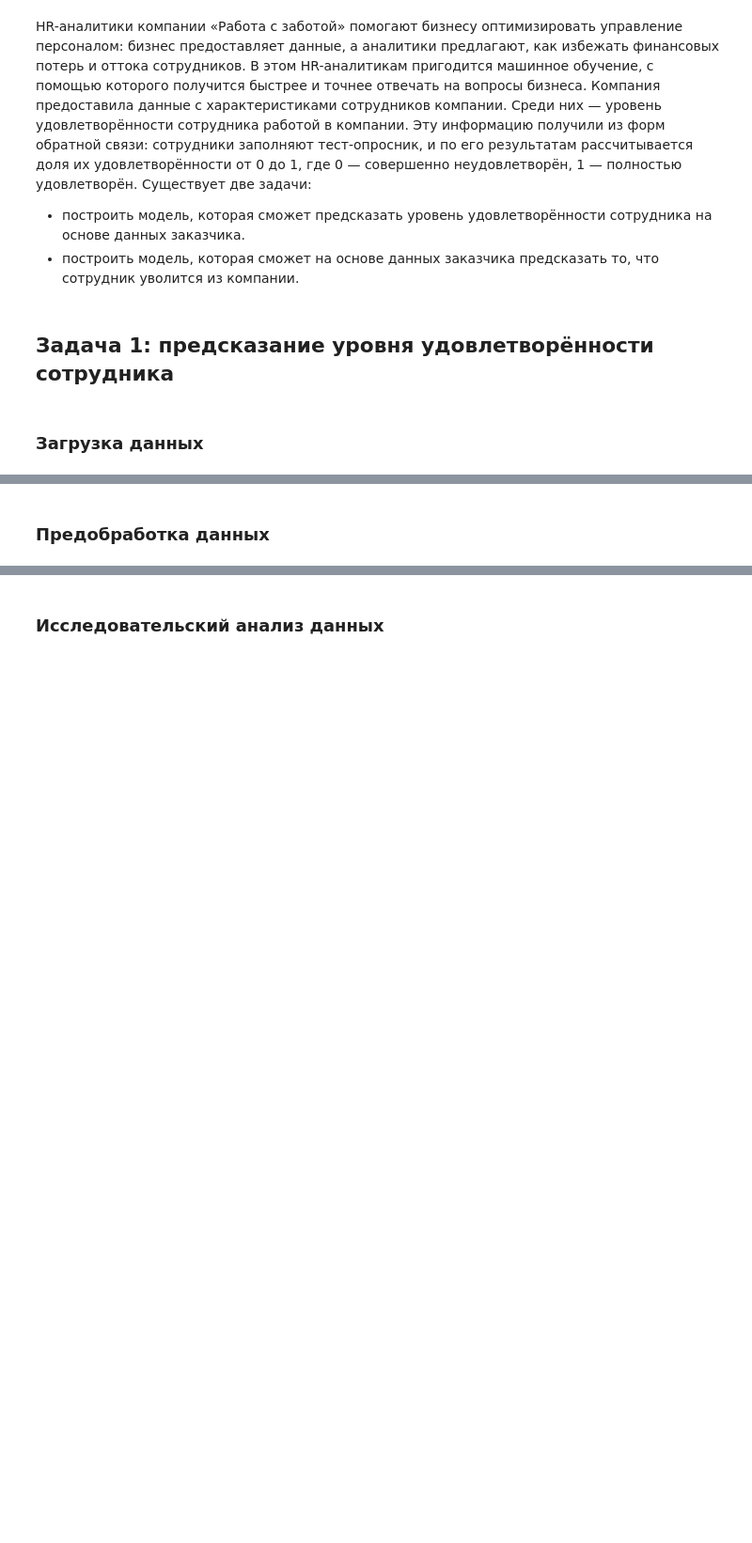
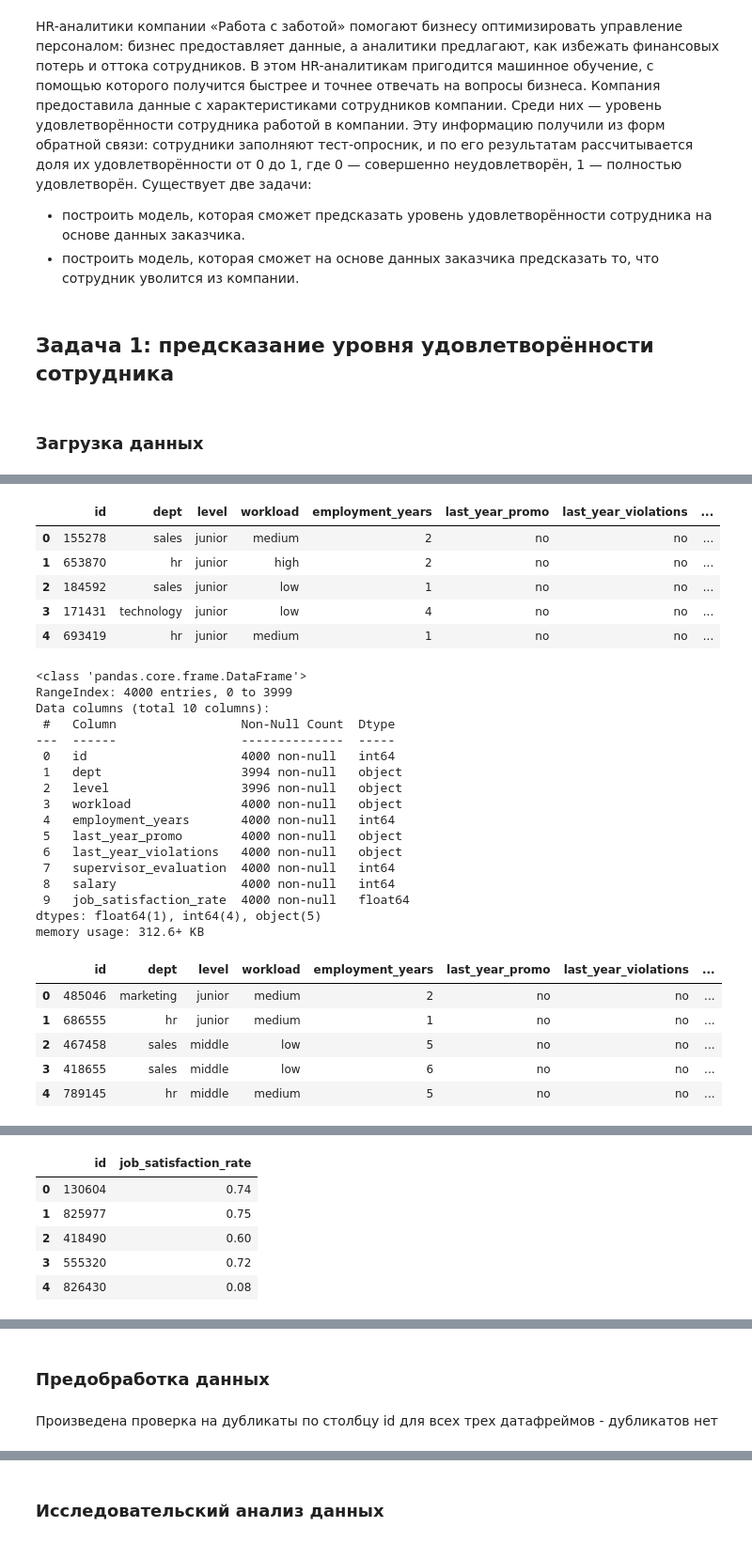
Before and after one commit to theotheo46/yap, a Jupyter notebook: notebooks/hr.ipynb, the cells around one changed output, grey strips where cells are left out. Shown at 94% size. Cells and saved outputs as stored; diff of their text form; code cells hidden in the pictures; blank space fills up the shorter version.

```diff
--- a/notebooks/hr.ipynb
+++ b/notebooks/hr.ipynb
@@ -14,0 +20,70 @@ HR-аналитики компании «Работа с заботой» пом
+# %%
+import numpy as np
+import pandas as pd
+import seaborn as sns
+import matplotlib.pyplot as plt
+import matplotlib.ticker as ticker
+from sklearn.model_selection import train_test_split
+from sklearn.pipeline import Pipeline
+from sklearn.preprocessing import OneHotEncoder, OrdinalEncoder, StandardScaler, MinMaxScaler, RobustScaler
+from sklearn.compose import ColumnTransformer
+from sklearn.impute import SimpleImputer
+from sklearn.metrics import roc_auc_score, precision_score, make_scorer
+from sklearn.model_selection import RandomizedSearchCV, GridSearchCV
+from sklearn.linear_model import LogisticRegression
+from sklearn.neighbors import KNeighborsClassifier
+from sklearn.tree import DecisionTreeClassifier
+from matplotlib.axes._axes import _log as matplotlib_axes_logger
+from phik import phik_matrix
+from phik.report import plot_correlation_matrix
+
+import warnings
+warnings.simplefilter(action='ignore', category=FutureWarning)
+pd.set_option('max_colwidth', -1)
+from sklearn.svm import SVC
+matplotlib_axes_logger.setLevel('ERROR')
+RANDOM_STATE = 42
+TEST_SIZE = 0.25
+sns.set()
+# %%
+df_train_job_satisfaction_rate = pd.read_csv('https://code.s3.yandex.net/datasets/train_job_satisfaction_rate.csv')
+display(df_train_job_satisfaction_rate.head(5))
+df_train_job_satisfaction_rate.info()
+
+df_test_features = pd.read_csv('https://code.s3.yandex.net/datasets/test_features.csv')
+display(df_test_features.head(5))
+df_test_features.info()
+
+df_test_target_job_satisfaction_rate = pd.read_csv('https://code.s3.yandex.net/datasets/test_target_job_satisfaction_rate.csv')
+display(df_test_target_job_satisfaction_rate.head(5))
+df_test_target_job_satisfaction_rate.info()
+# %% [output]
+|  | id | dept | level | workload | employment_years | last_year_promo | last_year_violations | ... |
+| 0 | 155278 | sales | junior | medium | 2 | no | no | ... |
+| 1 | 653870 | hr | junior | high | 2 | no | no | ... |
+| 2 | 184592 | sales | junior | low | 1 | no | no | ... |
+| 3 | 171431 | technology | junior | low | 4 | no | no | ... |
+| 4 | 693419 | hr | junior | medium | 1 | no | no | ... |
+<class 'pandas.core.frame.DataFrame'>
+RangeIndex: 4000 entries, 0 to 3999
+Data columns (total 10 columns):
+ #   Column                 Non-Null Count  Dtype
+---  ------                 --------------  -----
+ 0   id                     4000 non-null   int64
+ 1   dept                   3994 non-null   object
+ 2   level                  3996 non-null   object
+ 3   workload               4000 non-null   object
+ 4   employment_years       4000 non-null   int64
+ 5   last_year_promo        4000 non-null   object
+ 6   last_year_violations   4000 non-null   object
+ 7   supervisor_evaluation  4000 non-null   int64
+ 8   salary                 4000 non-null   int64
+ 9   job_satisfaction_rate  4000 non-null   float64
+dtypes: float64(1), int64(4), object(5)
+memory usage: 312.6+ KB
+|  | id | dept | level | workload | employment_years | last_year_promo | last_year_violations | ... |
+| 0 | 485046 | marketing | junior | medium | 2 | no | no | ... |
+| 1 | 686555 | hr | junior | medium | 1 | no | no | ... |
+| 2 | 467458 | sales | middle | low | 5 | no | no | ... |
+| 3 | 418655 | sales | middle | low | 6 | no | no | ... |
+| 4 | 789145 | hr | middle | medium | 5 | no | no | ... |
@@ -14,0 +106,6 @@ HR-аналитики компании «Работа с заботой» пом
+|  | id | job_satisfaction_rate |
+| 0 | 130604 | 0.74 |
+| 1 | 825977 | 0.75 |
+| 2 | 418490 | 0.60 |
+| 3 | 555320 | 0.72 |
+| 4 | 826430 | 0.08 |
@@ -15,2 +121,4 @@ HR-аналитики компании «Работа с заботой» пом
 # %% [markdown]
 ### Предобработка данных
+# %% [markdown]
+Произведена проверка на дубликаты по столбцу id для всех трех датафреймов - дубликатов нет
```
Also changed, not shown: parts of 21 cells of this notebook.
